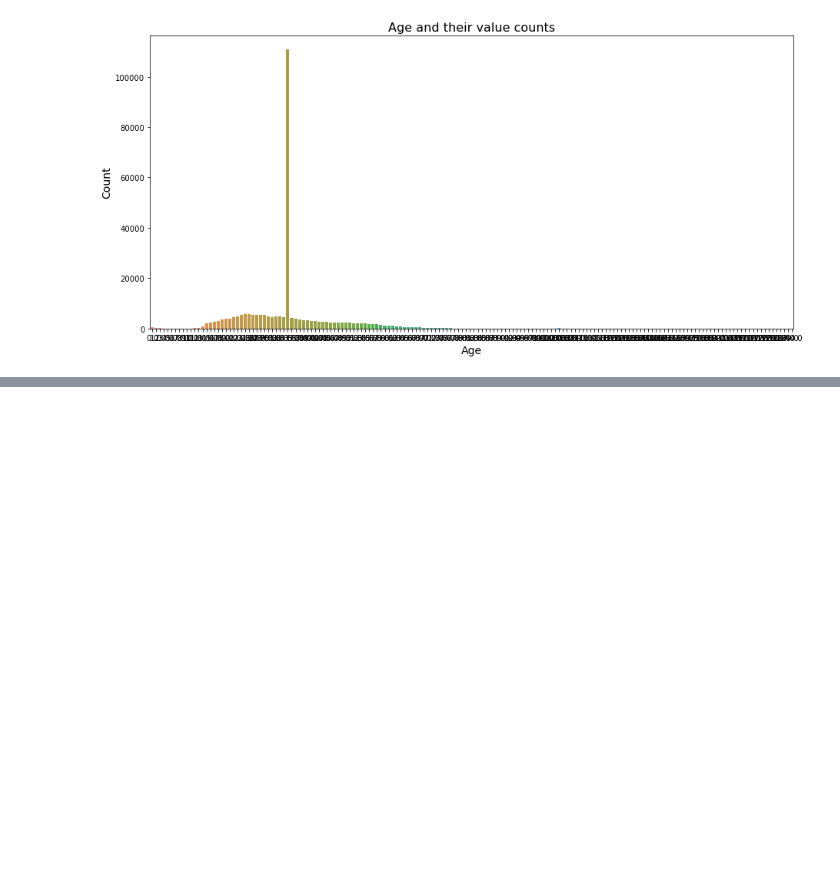
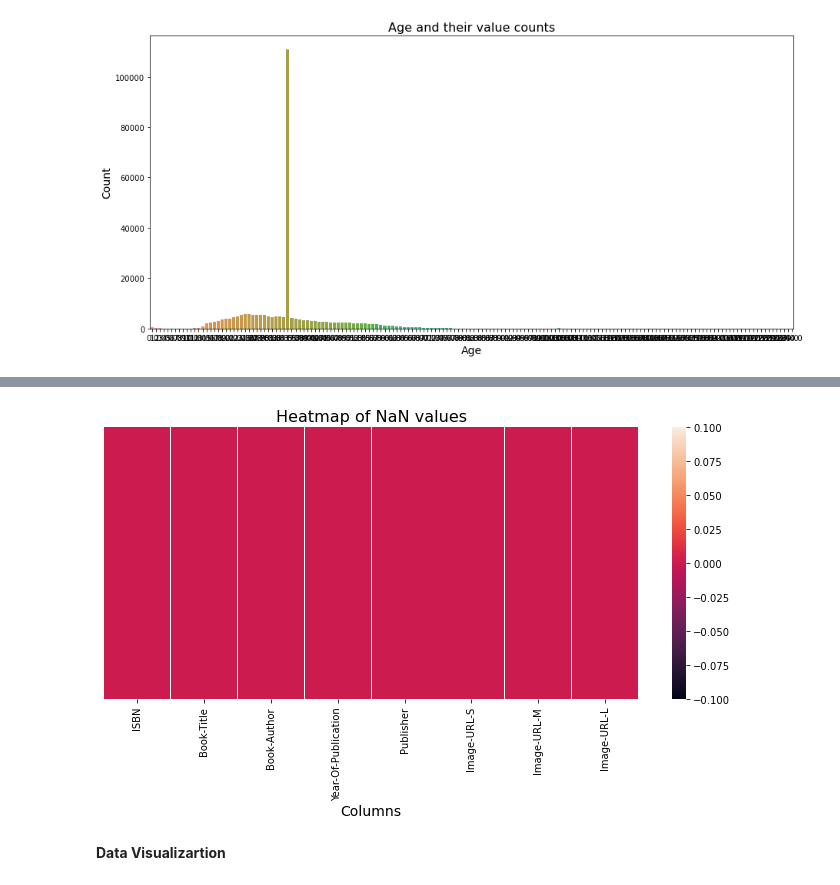
Before and after one commit to Narayan718/unsupervised, a Jupyter notebook: recommendation model.ipynb, the cells around one changed output, grey strips where cells are left out. Drawn from its saved outputs; the diff is of its cells as text; code cells hidden in the pictures; blank space fills up the shorter version.

```diff
--- a/recommendation model.ipynb
+++ b/recommendation model.ipynb
@@ -169,0 +227,3 @@ plt.show()
+# %%
+#dropping the nan values
+book_df.dropna(inplace=True)
@@ -169,0 +248,11 @@ plt.show()
+# %%
+#heatmap of data frame showing null values
+plt.figure(figsize=(12, 5))
+sns.heatmap(book_df.isnull(), yticklabels=False)
+plt.title('Heatmap of NaN values', size=16)
+plt.xlabel('Columns', size=14)
+plt.show()
+# %% [output]
+[figure, added]
+# %% [markdown]
+**Data Visualizartion**
```
Also changed, not shown: parts of 33 cells of this notebook.
